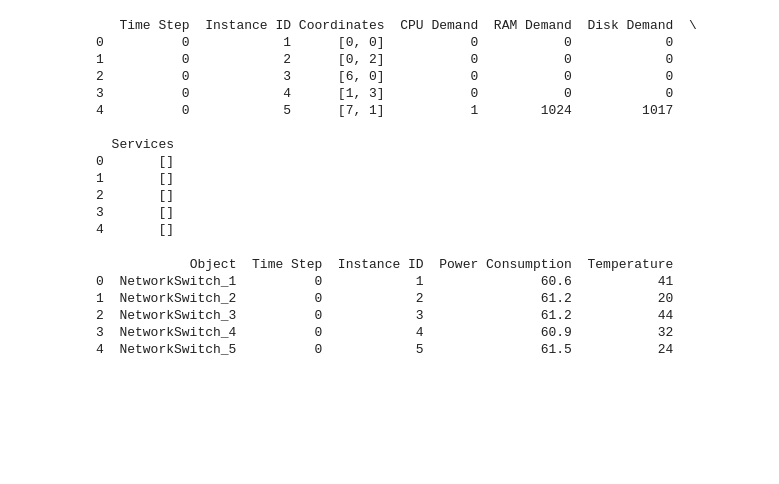
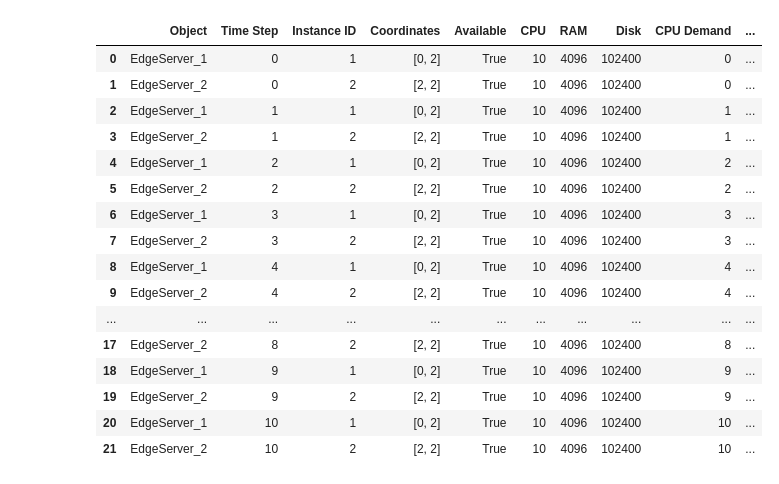
Before and after one commit to mascalmeida/master, a Jupyter notebook: simulator/EdgeSimPy/notebooks/tutorial.ipynb, the cells around one changed output. Saved outputs shown, nothing was run; the diff lists cells and outputs as text; code cells hidden in the pictures; blank space fills up the shorter version.

```diff
--- a/simulator/EdgeSimPy/notebooks/tutorial.ipynb
+++ b/simulator/EdgeSimPy/notebooks/tutorial.ipynb
@@ -80 +220,17 @@ print(simulator.agent_metrics["User"][0:2])
+# %%
+pd.options.display.max_columns = 1000
+pd.options.display.max_rows = 5000
+pd.options.display.max_colwidth = 199
+pd.options.display.width = 1000
+
+
+def highlight_rows(dataframe):
+    df = dataframe.copy()
+
+    mask = df['Time Step'] % 2 == 0
+
+    df.loc[mask, :] = 'background-color: #222222; color: white'
+    df.loc[~mask, :] = 'background-color: #333333; color: white'
+
+    return df
 # %%
@@ -113,32 +246,20 @@ print(datasets["EdgeServer"].head())
-# %%
-# Defining the data frame columns that will be exhibited
-properties = ['Coordinates', 'CPU Demand', 'RAM Demand', 'Disk Demand', 'Services']
-columns = ['Time Step', 'Instance ID'] + properties
-
-dataframe = datasets["EdgeServer"].filter(items=columns)
-print(dataframe.head())
-# %% [output]
-   Time Step  Instance ID Coordinates  CPU Demand  RAM Demand  Disk Demand  \
-0          0            1      [0, 0]           0           0            0
-1          0            2      [0, 2]           0           0            0
-2          0            3      [6, 0]           0           0            0
-3          0            4      [1, 3]           0           0            0
-4          0            5      [7, 1]           1        1024         1017
-
-  Services
-0       []
-1       []
-2       []
-3       []
-4       []
-# %%
-# Creating a Pandas data frame with the network switch logs
-logs = pd.DataFrame(simulator.agent_metrics["NetworkSwitch"])
-print(logs.head())
-# %% [output]
-            Object  Time Step  Instance ID  Power Consumption  Temperature
-0  NetworkSwitch_1          0            1               60.6           41
-1  NetworkSwitch_2          0            2               61.2           20
-2  NetworkSwitch_3          0            3               61.2           44
-3  NetworkSwitch_4          0            4               60.9           32
-4  NetworkSwitch_5          0            5               61.5           24
+# %%
+datasets["EdgeServer"].style.apply(highlight_rows, axis=None)
+# %% [output]
+|  | Object | Time Step | Instance ID | Coordinates | Available | CPU | RAM | Disk | CPU Demand | ... |
+| 0 | EdgeServer_1 | 0 | 1 | [0, 2] | True | 10 | 4096 | 102400 | 0 | ... |
+| 1 | EdgeServer_2 | 0 | 2 | [2, 2] | True | 10 | 4096 | 102400 | 0 | ... |
+| 2 | EdgeServer_1 | 1 | 1 | [0, 2] | True | 10 | 4096 | 102400 | 1 | ... |
+| 3 | EdgeServer_2 | 1 | 2 | [2, 2] | True | 10 | 4096 | 102400 | 1 | ... |
+| 4 | EdgeServer_1 | 2 | 1 | [0, 2] | True | 10 | 4096 | 102400 | 2 | ... |
+| 5 | EdgeServer_2 | 2 | 2 | [2, 2] | True | 10 | 4096 | 102400 | 2 | ... |
+| 6 | EdgeServer_1 | 3 | 1 | [0, 2] | True | 10 | 4096 | 102400 | 3 | ... |
+| 7 | EdgeServer_2 | 3 | 2 | [2, 2] | True | 10 | 4096 | 102400 | 3 | ... |
+| 8 | EdgeServer_1 | 4 | 1 | [0, 2] | True | 10 | 4096 | 102400 | 4 | ... |
+| 9 | EdgeServer_2 | 4 | 2 | [2, 2] | True | 10 | 4096 | 102400 | 4 | ... |
+| ... | ... | ... | ... | ... | ... | ... | ... | ... | ... | ... |
+| 17 | EdgeServer_2 | 8 | 2 | [2, 2] | True | 10 | 4096 | 102400 | 8 | ... |
+| 18 | EdgeServer_1 | 9 | 1 | [0, 2] | True | 10 | 4096 | 102400 | 9 | ... |
+| 19 | EdgeServer_2 | 9 | 2 | [2, 2] | True | 10 | 4096 | 102400 | 9 | ... |
+| 20 | EdgeServer_1 | 10 | 1 | [0, 2] | True | 10 | 4096 | 102400 | 10 | ... |
+| 21 | EdgeServer_2 | 10 | 2 | [2, 2] | True | 10 | 4096 | 102400 | 10 | ... |
```
Also changed, not shown: parts of 21 cells of this notebook, 53 other files.
